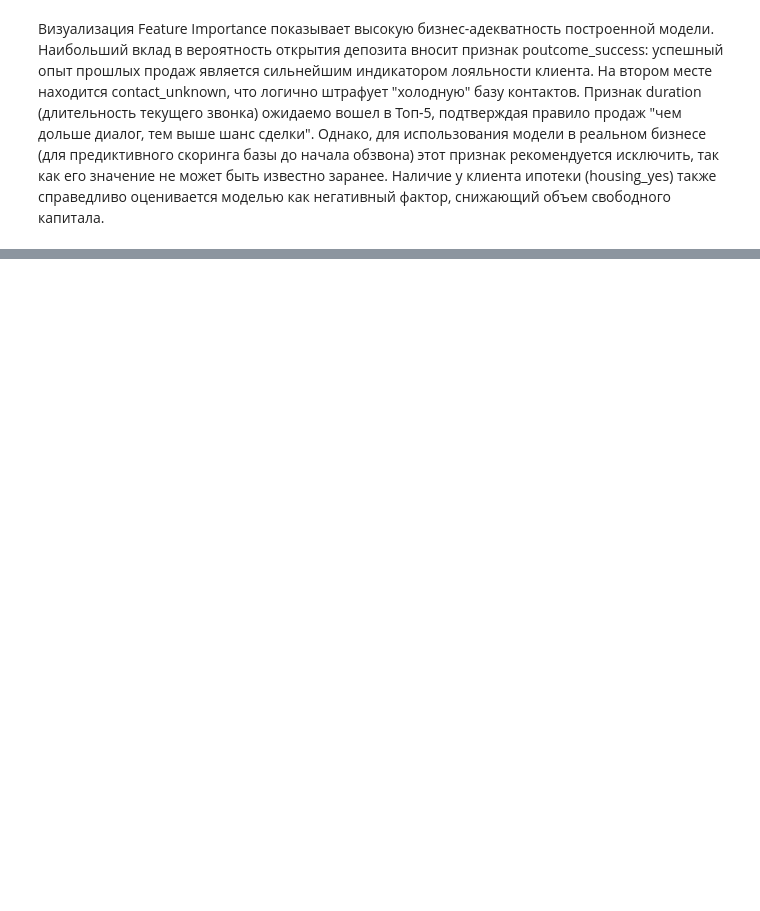
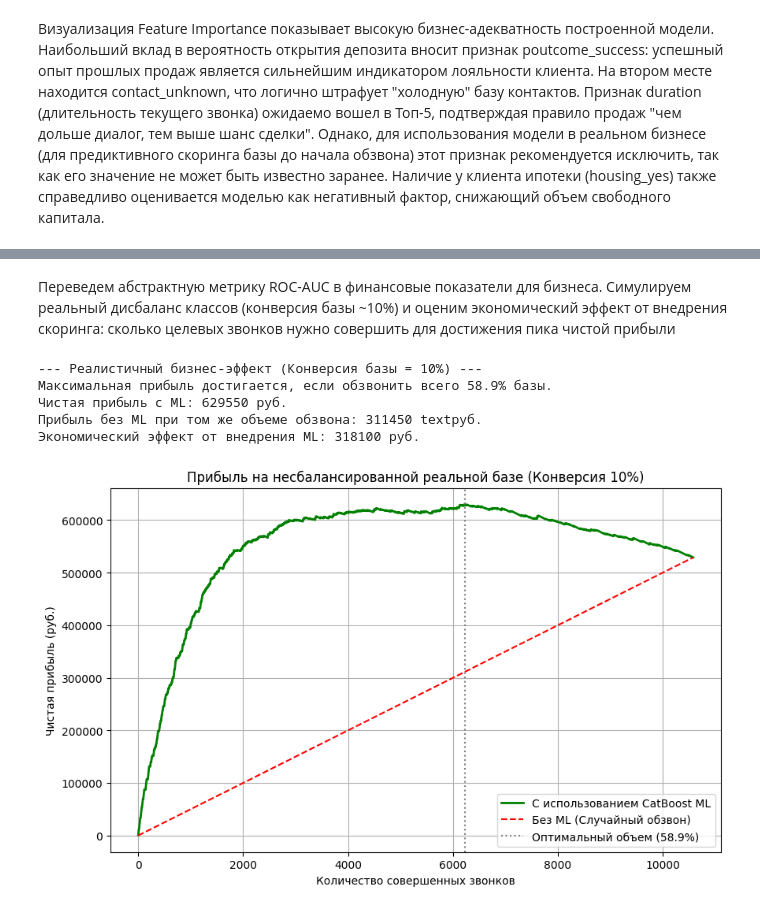
Before and after one commit to slxplxt/bank-marketing-classification, a Jupyter notebook: bank-marketing-classification.ipynb, the cells around one changed output, grey strips where cells are left out. Drawn from its saved outputs; the diff is of its cells as text; code cells hidden in the pictures; blank space fills up the shorter version.

Commit message:
add catboost optimization and business metrics evaluation

```diff
--- a/bank-marketing-classification.ipynb
+++ b/bank-marketing-classification.ipynb
@@ -47,5 +48,5 @@ import numpy as np
 # %%
-df = pd.read_csv("/kaggle/input/bank-marketing-dataset/bank.csv")
+df = pd.read_csv("/root/.cache/kagglehub/datasets/janiobachmann/bank-marketing-dataset/versions/1/bank.csv")
 
 print(df.shape)
 # %% [output]
@@ -304,0 +308,3 @@ fig.show()
+# %%
+cat_features = list(X.select_dtypes(include=['object', 'category']).columns)
+print("Категориальные признаки:", cat_features)
@@ -304,0 +385,6 @@ fig.show()
+# %%
+X_no_duration = X.drop(columns=['duration'])
+# %%
+X_train_nd, X_test_nd, y_train_nd, y_test_nd = train_test_split(
+    X_no_duration, y, test_size=0.2, random_state=42, stratify=y
+)
@@ -304,0 +447,69 @@ fig.show()
+# %% [markdown]
+Переведем абстрактную метрику ROC-AUC в финансовые показатели для бизнеса. Симулируем реальный дисбаланс классов (конверсия базы ~10%) и оценим экономический эффект от внедрения скоринга: сколько целевых звонков нужно совершить для достижения пика чистой прибыли
+# %%
+import pandas as pd
+import numpy as np
+import matplotlib.pyplot as plt
+
+COST_PER_CALL = 50
+REVENUE_PER_DEP = 1000
+
+# Создаем DataFrame
+business_df = pd.DataFrame({
+    'true_class': y_test_nd,
+    'prob_success': final_pred_proba_cb
+})
+
+# --- СИМУЛЯЦИЯ РЕАЛЬНОГО ДИСБАЛАНСА КЛАССОВ (Конверсия ~10%) ---
+# Разделяем успехи и отказы
+successes = business_df[business_df['true_class'] == 1]
+failures = business_df[business_df['true_class'] == 0]
+
+# Берем все успехи, но искусственно раздуваем количество отказов в 9 раз (чтобы успехов стало ровно 10%)
+sampled_failures = failures.sample(n=len(successes) * 9, replace=True, random_state=42)
+real_market_df = pd.concat([successes, sampled_failures]).reset_index(drop=True)
+
+# Сортируем по предсказанной модели вероятности
+real_market_df = real_market_df.sort_values(by='prob_success', ascending=False).reset_index(drop=True)
+
+# Считаем кумулятивные показатели
+real_market_df['num_calls'] = real_market_df.index + 1
+real_market_df['cum_successes'] = real_market_df['true_class'].cumsum()
+
+# Экономика с ML
+real_market_df['revenue_with_ml'] = real_market_df['cum_successes'] * REVENUE_PER_DEP
+real_market_df['cost_with_ml'] = real_market_df['num_calls'] * COST_PER_CALL
+real_market_df['profit_with_ml'] = real_market_df['revenue_with_ml'] - real_market_df['cost_with_ml']
+
+# Экономика без ML (случайный обзвон)
+real_success_rate = 0.10 # 10%
+real_market_df['profit_without_ml'] = (real_market_df['num_calls'] * real_success_rate * REVENUE_PER_DEP) - (real_market_df['num_calls'] * COST_PER_CALL)
+
+# Находим оптимум
+max_profit_row = real_market_df.loc[real_market_df['profit_with_ml'].idxmax()]
+best_percent = (max_profit_row['num_calls'] / len(real_market_df)) * 100
+
+print(f"--- Реалистичный бизнес-эффект (Конверсия базы = 10%) ---")
+print(f"Максимальная прибыль достигается, если обзвонить всего {best_percent:.1f}% базы.")
+print(f"Чистая прибыль с ML: {max_profit_row['profit_with_ml']:.0f} руб.")
+print(f"Прибыль без ML при том же объеме обзвона: {max_profit_row['profit_without_ml']:.0f} textруб.")
+print(f"Экономический эффект от внедрения ML: {max_profit_row['profit_with_ml'] - max_profit_row['profit_without_ml']:.0f} руб. ")
+
+# График
+plt.figure(figsize=(10, 6))
+plt.plot(real_market_df['num_calls'], real_market_df['profit_with_ml'], label='С использованием CatBoost ML', color='green', lw=2)
+plt.plot(real_market_df['num_calls'], real_market_df['profit_without_ml'], label='Без ML (Случайный обзвон)', color='red', linestyle='--')
+plt.axvline(x=max_profit_row['num_calls'], color='gray', linestyle=':', label=f'Оптимальный объем ({best_percent:.1f}%)')
+plt.title('Прибыль на несбалансированной реальной базе (Конверсия 10%)')
+plt.xlabel('Количество совершенных звонков')
+plt.ylabel('Чистая прибыль (руб.)')
+plt.legend()
+plt.grid(True)
+plt.show()
+# %% [output]
+--- Реалистичный бизнес-эффект (Конверсия базы = 10%) ---
+Максимальная прибыль достигается, если обзвонить всего 58.9% базы.
+Чистая прибыль с ML: 629550 руб.
+Прибыль без ML при том же объеме обзвона: 311450 textруб.
+Экономический эффект от внедрения ML: 318100 руб.
+[figure, added]
```
Also changed, not shown: parts of 9 cells of this notebook.
